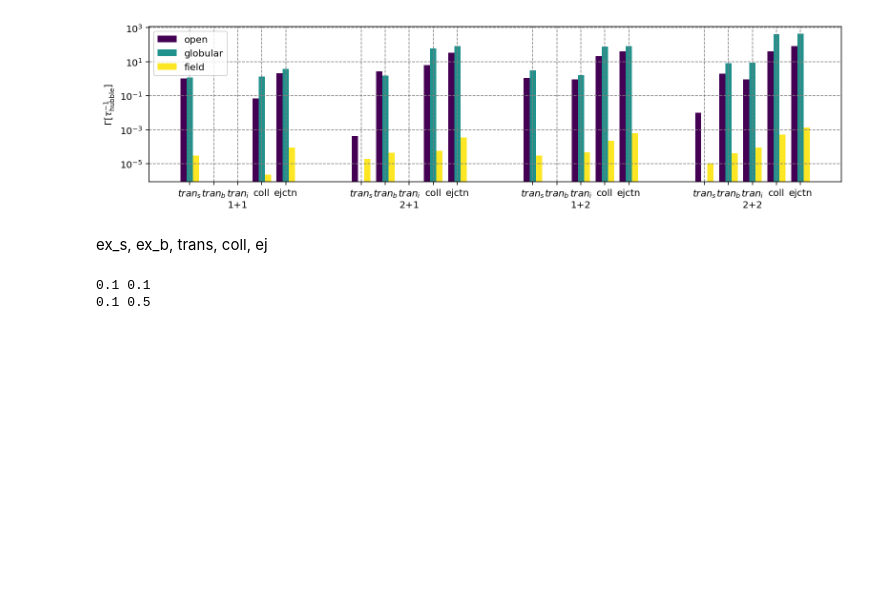
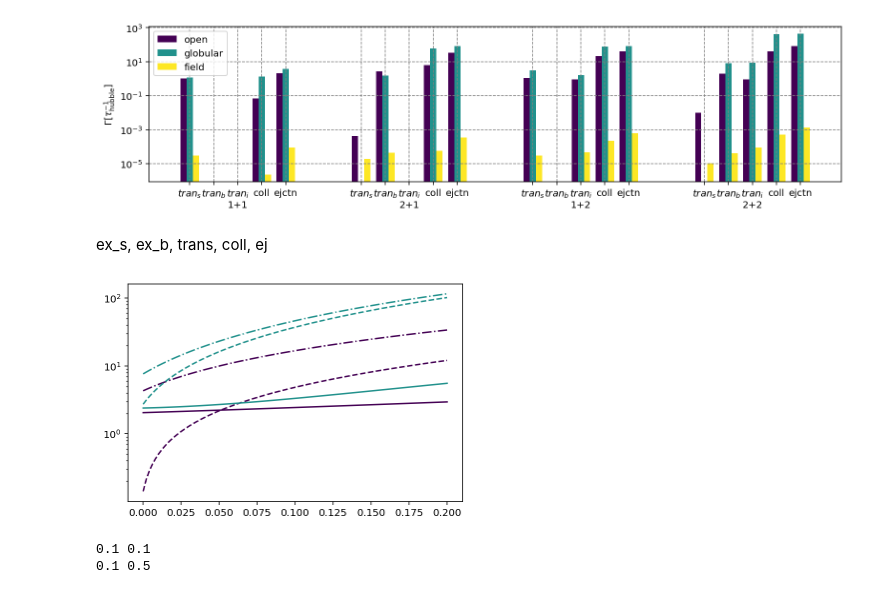
Before and after one commit to YihanWangAstro/planet-app, a Jupyter notebook: process/planet-app.ipynb, the cells around one changed output. Cells and saved outputs as stored; diff of their text form; code cells hidden in the pictures; blank space fills up the shorter version.

```diff
--- a/process/planet-app.ipynb
+++ b/process/planet-app.ipynb
@@ -1246,6 +1514,44 @@ draw_spectrum(rate,'evn-rate','$\Gamma [\\tau_{\\rm hubble}^{-1}]$')
 [figure]
 # %% [markdown]
 ex_s, ex_b, trans, coll, ej
+# %%
+def overall_sigma(sigma,fb):
+    return 2*(1-fb)**2 * sigma[0] + 2*fb*(1-fb)*sigma[1] + fb*(1-fb)*sigma[2] + 4*fb**2*sigma[3]
+
+def draw_overall_sigma(sigma):
+    open_tran = sigma[0:4,0]+sigma[0:4,1]+sigma[0:4,2]
+    open_coll = sigma[0:4,3]
+    open_ej = sigma[0:4,4]
+
+    g_tran = sigma[4:8,0]+sigma[4:8,1]+sigma[4:8,2]
+    g_coll = sigma[4:8,3]
+    g_ej = sigma[4:8,4]
+
+    f_tran = sigma[8:12,0]+sigma[8:12,1]+sigma[8:12,2]
+    f_coll = sigma[8:12,3]
+    f_ej = sigma[8:12,4]
+
+    fb = np.linspace(0,0.2,100)
+
+    colors = cm.viridis(np.linspace(0,1,3))
+
+    plt.plot(fb,overall_sigma(open_tran,fb),color=colors[0])
+    plt.plot(fb,overall_sigma(open_coll,fb),color=colors[0],ls='--')
+    plt.plot(fb,overall_sigma(open_ej,fb),color=colors[0],ls='-.')
+
+    plt.plot(fb,overall_sigma(g_tran,fb),color=colors[1])
+    plt.plot(fb,overall_sigma(g_coll,fb),color=colors[1],ls='--')
+    plt.plot(fb,overall_sigma(g_ej,fb),color=colors[1],ls='-.')
+
+    #plt.plot(fb,overall_sigma(f_tran,fb),color=colors[2])
+    #plt.plot(fb,overall_sigma(f_coll,fb),color=colors[2],ls='--')
+    #plt.plot(fb,overall_sigma(f_ej,fb),color=colors[2],ls='-.')
+
+    plt.yscale('log')
+
+draw_overall_sigma(rate)
+# %% [output]
+[figure, added]
 # %%
 evn_ss_df = pd.read_csv('evn-ss.csv', skipinitialspace=True)
 evn_bs_df = pd.read_csv('evn-bs.csv', skipinitialspace=True)
```
Also changed, not shown: parts of 10 cells of this notebook.
